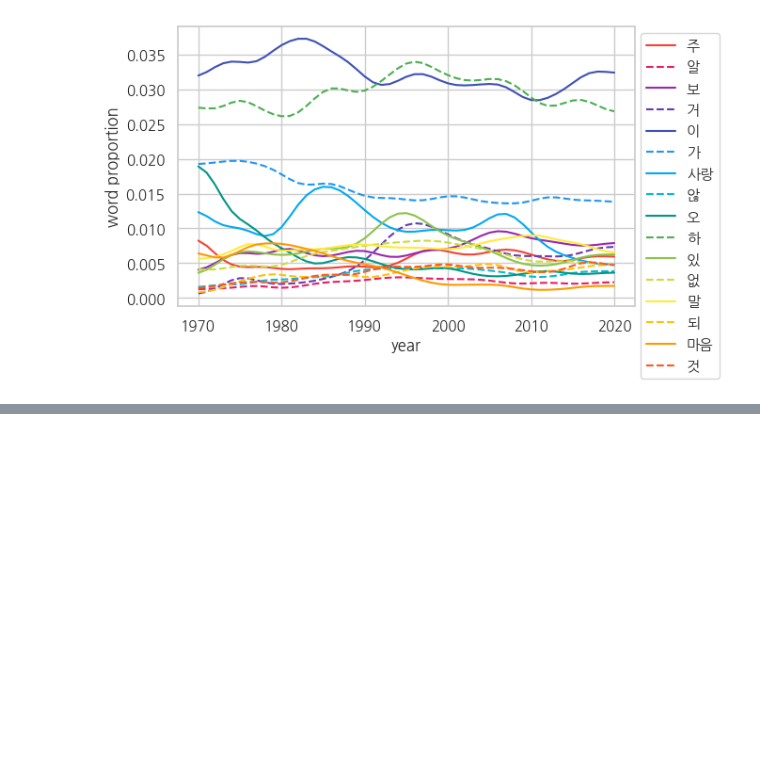
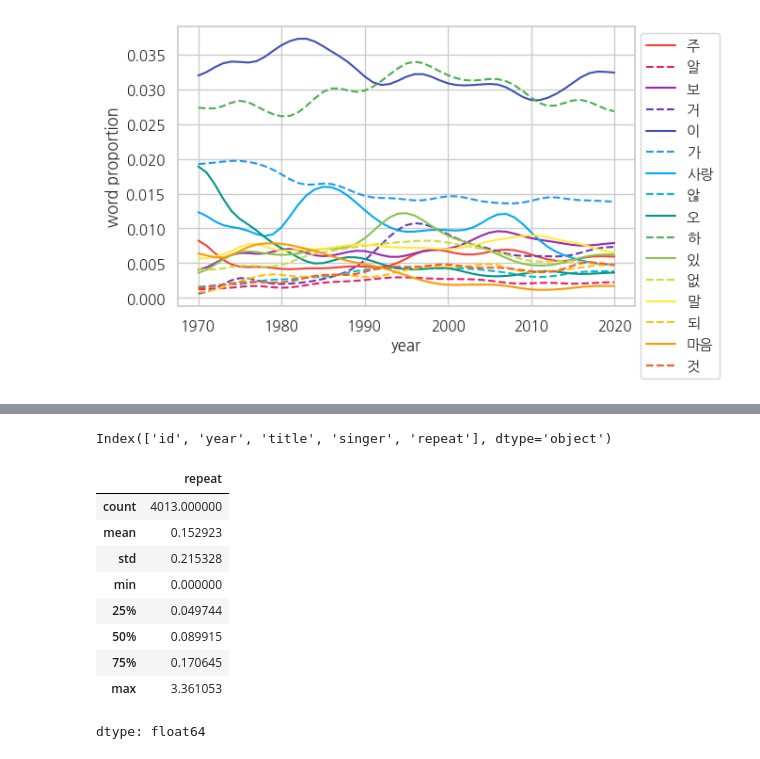
Before and after one commit to jangdain04-lab/TA_Airpods, a Jupyter notebook: TA_분석_jang.ipynb, the cells around one changed output, grey strips where cells are left out. Saved outputs shown, nothing was run; the diff lists cells and outputs as text; code cells hidden in the pictures; blank space fills up the shorter version.

```diff
--- a/TA_분석_jang.ipynb
+++ b/TA_분석_jang.ipynb
@@ -1248,3 +1428,21 @@ df
+# %%
+print(rep_df.columns)
+# %% [output]
+Index(['id', 'year', 'title', 'singer', 'repeat'], dtype='object')
+# %%
+rep_df['repeat'].head()
+rep_df['repeat'].describe()
+# %% [output]
+|  | repeat |
+| count | 4013.000000 |
+| mean | 0.152923 |
+| std | 0.215328 |
+| min | 0.000000 |
+| 25% | 0.049744 |
+| 50% | 0.089915 |
+| 75% | 0.170645 |
+| max | 3.361053 |
+dtype: float64
 # %%
 plt.figure(figsize=(7, 4))
 color8 = ["#b30000", "#7c1158", "#4421af", "#1a53ff", "#0d88e6", "#00b7c7", "#5ad45a", "#dbcc08"]
```
Also changed, not shown: parts of 23 cells of this notebook.
